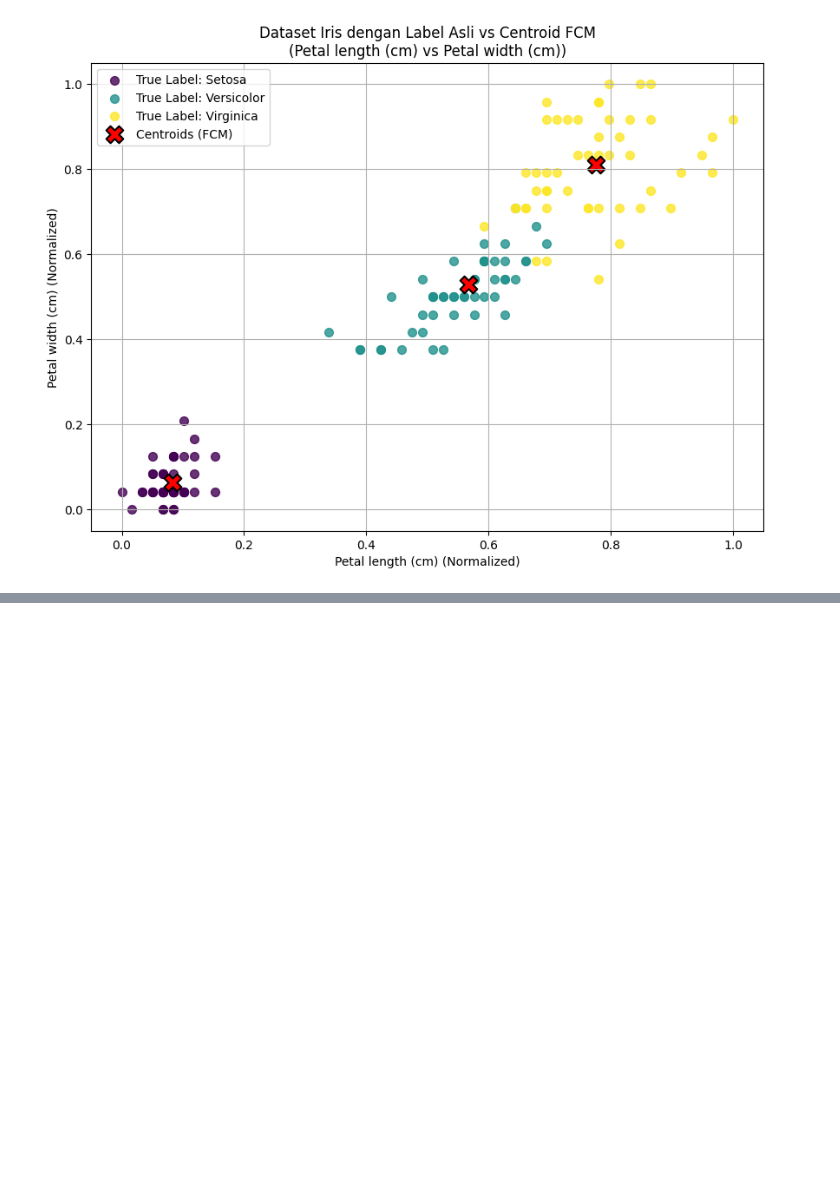
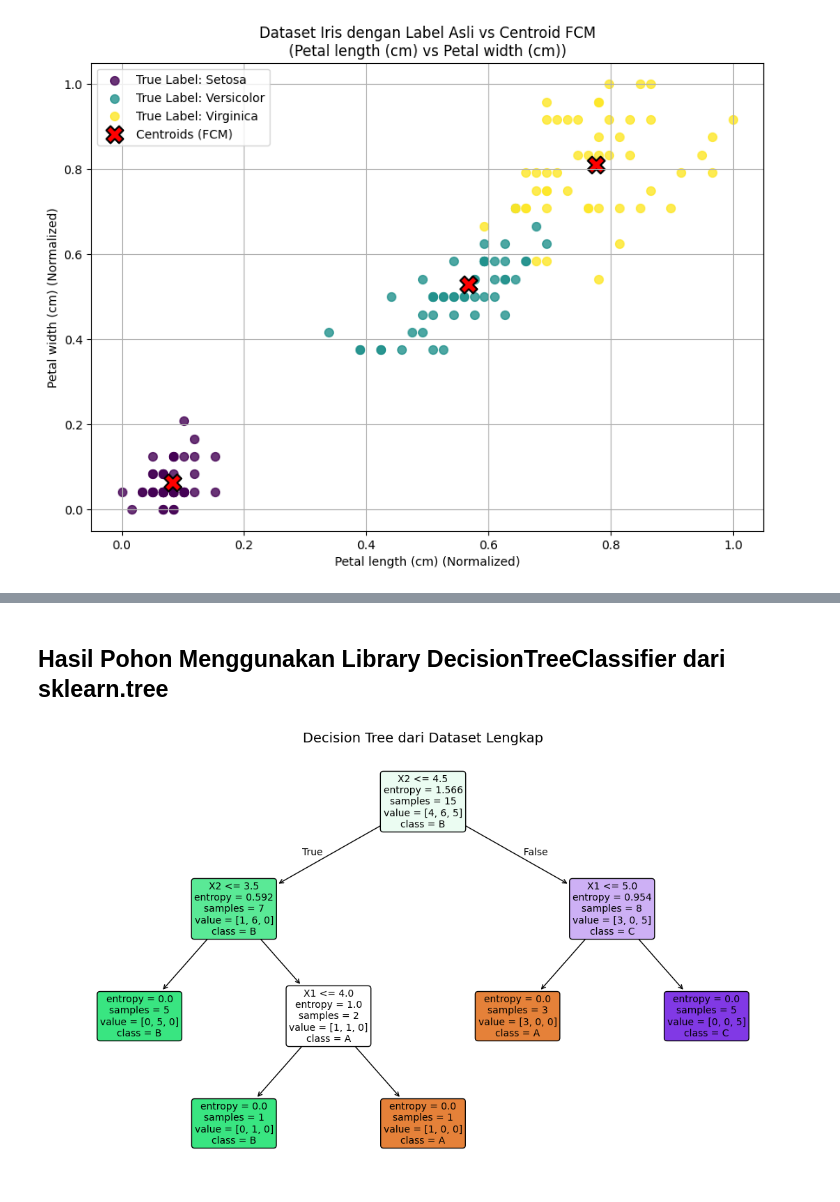
Before and after one commit to shovyaa/pendataku, a Jupyter notebook: tugas/_build/jupyter_execute/clustering.ipynb, the cells around one changed output, grey strips where cells are left out. Saved outputs shown, nothing was run; the diff lists cells and outputs as text; code cells hidden in the pictures; blank space fills up the shorter version.

```diff
--- a/tugas/_build/jupyter_execute/clustering.ipynb
+++ b/tugas/_build/jupyter_execute/clustering.ipynb
@@ -1329,0 +1606,45 @@ plt.show()
+# %% [markdown]
+## Hasil Pohon Menggunakan Library DecisionTreeClassifier dari sklearn.tree
+# %%
+import pandas as pd
+from sklearn.tree import DecisionTreeClassifier, plot_tree
+import matplotlib.pyplot as plt
+
+# Data kamu
+data = {
+    'X1': [2, 3, 4, 5, 2, 3, 4, 5, 6, 7, 6, 7, 8, 9, 8],
+    'X2': [5, 6, 5, 4, 3, 4, 3, 2, 3, 2, 7, 6, 5, 6, 7],
+    'Class': ['A', 'A', 'A', 'A', 'B', 'B', 'B', 'B', 'B', 'B', 'C', 'C', 'C', 'C', 'C']
+}
+
+df = pd.DataFrame(data)
+
+# Pisahkan fitur dan target
+X = df[['X1', 'X2']]
+y = df['Class']
+
+# Buat model decision tree (gunakan entropy agar sesuai dengan perhitungan manual)
+tree_model = DecisionTreeClassifier(
+    criterion='entropy',     # Gunakan information gain
+    splitter='best',
+    max_depth=None,          # Biarkan berkembang penuh
+    random_state=42
+)
+
+# Latih model
+tree_model.fit(X, y)
+
+# Visualisasi decision tree lengkap
+plt.figure(figsize=(14, 8))
+plot_tree(
+    tree_model,
+    feature_names=['X1', 'X2'],
+    class_names=tree_model.classes_,
+    filled=True,
+    rounded=True,
+    fontsize=10
+)
+plt.title("Decision Tree dari Dataset Lengkap", fontsize=14)
+plt.show()
+# %% [output]
+[figure, added]
```
Also changed, not shown: parts of 23 cells of this notebook, 27 other files.
